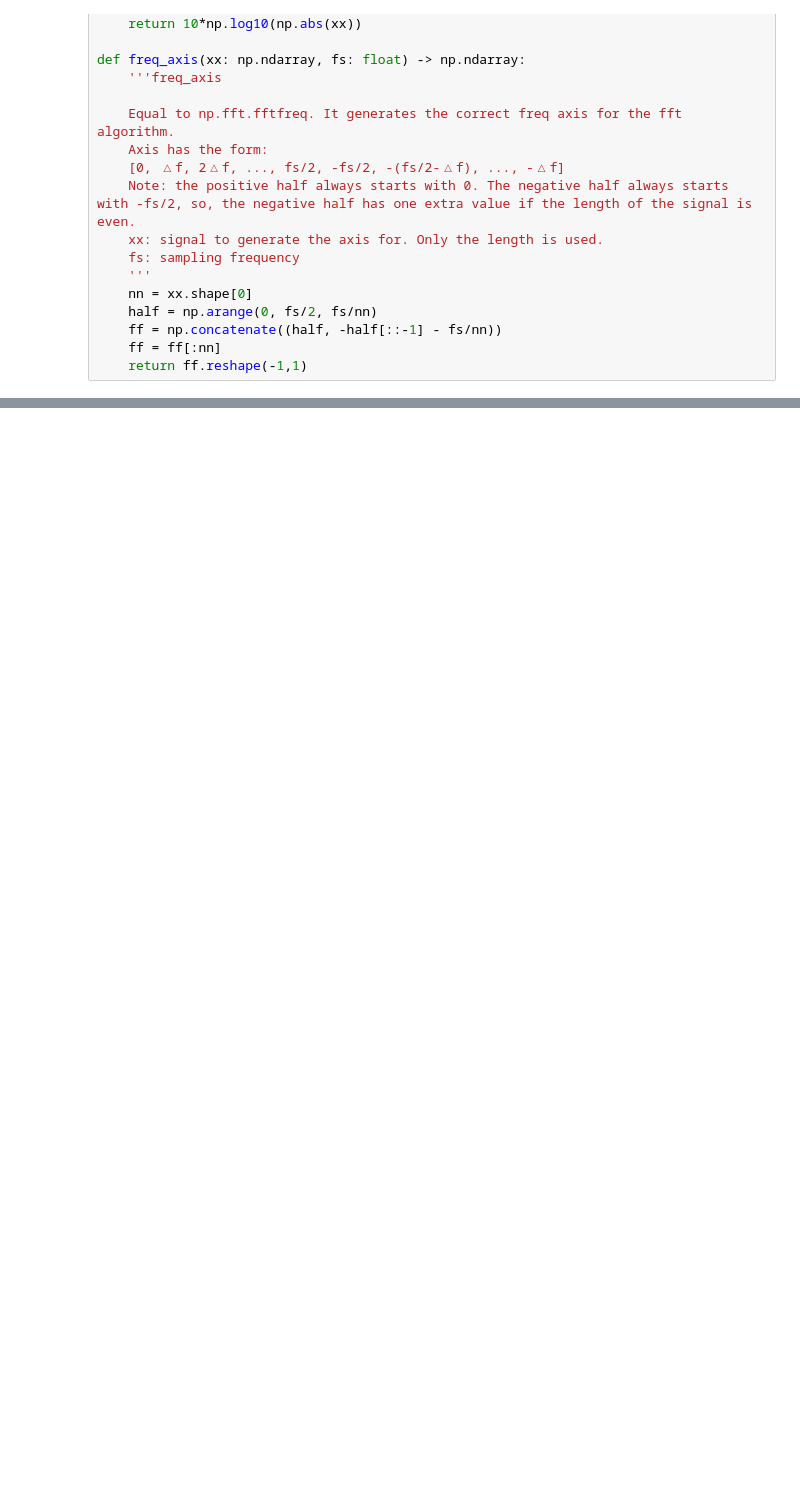
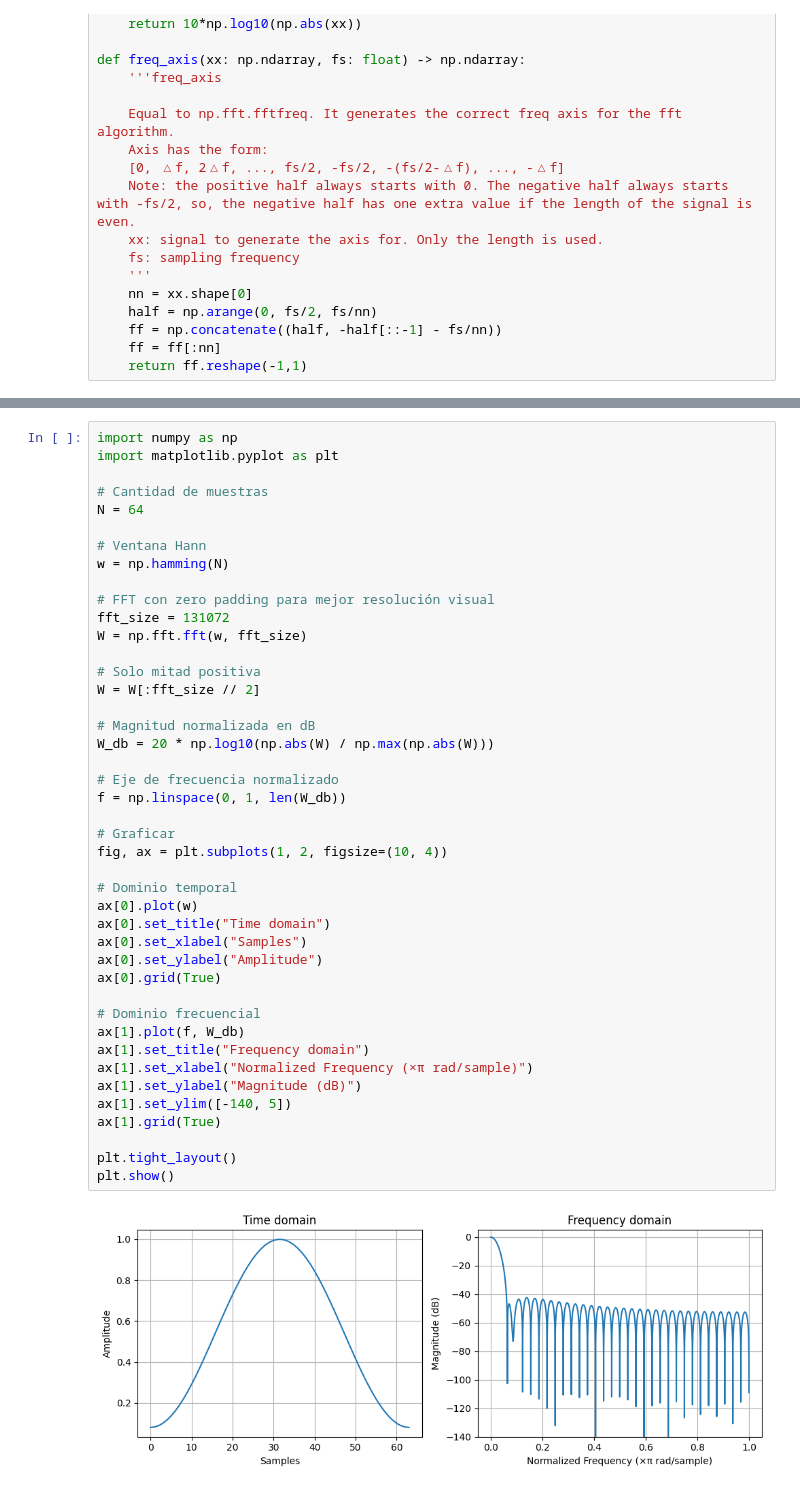
Before and after one commit to agustin-d-martinez/Procesamiento-Digital-de-Se-ales---2026, a Jupyter notebook: test.ipynb, the cells around one changed output, grey strips where cells are left out. Saved outputs shown, nothing was run; the diff lists cells and outputs as text; blank space fills up the shorter version.

```diff
--- a/test.ipynb
+++ b/test.ipynb
@@ -211,0 +213,45 @@ plt.show()
+# %%
+import numpy as np
+import matplotlib.pyplot as plt
+
+# Cantidad de muestras
+N = 64
+
+# Ventana Hann
+w = np.hamming(N)
+
+# FFT con zero padding para mejor resolución visual
+fft_size = 131072
+W = np.fft.fft(w, fft_size)
+
+# Solo mitad positiva
+W = W[:fft_size // 2]
+
+# Magnitud normalizada en dB
+W_db = 20 * np.log10(np.abs(W) / np.max(np.abs(W)))
+
+# Eje de frecuencia normalizado
+f = np.linspace(0, 1, len(W_db))
+
+# Graficar
+fig, ax = plt.subplots(1, 2, figsize=(10, 4))
+
+# Dominio temporal
+ax[0].plot(w)
+ax[0].set_title("Time domain")
+ax[0].set_xlabel("Samples")
+ax[0].set_ylabel("Amplitude")
+ax[0].grid(True)
+
+# Dominio frecuencial
+ax[1].plot(f, W_db)
+ax[1].set_title("Frequency domain")
+ax[1].set_xlabel("Normalized Frequency (×π rad/sample)")
+ax[1].set_ylabel("Magnitude (dB)")
+ax[1].set_ylim([-140, 5])
+ax[1].grid(True)
+
+plt.tight_layout()
+plt.show()
+# %% [output]
+[figure, added]
```
Also changed, not shown: parts of 2 cells of this notebook, 1 other file.
